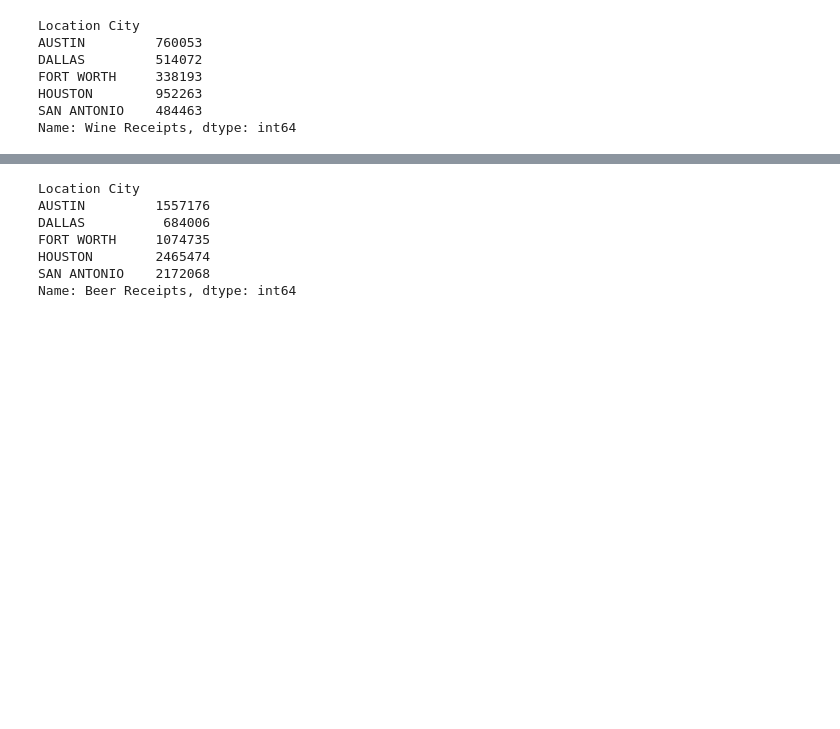
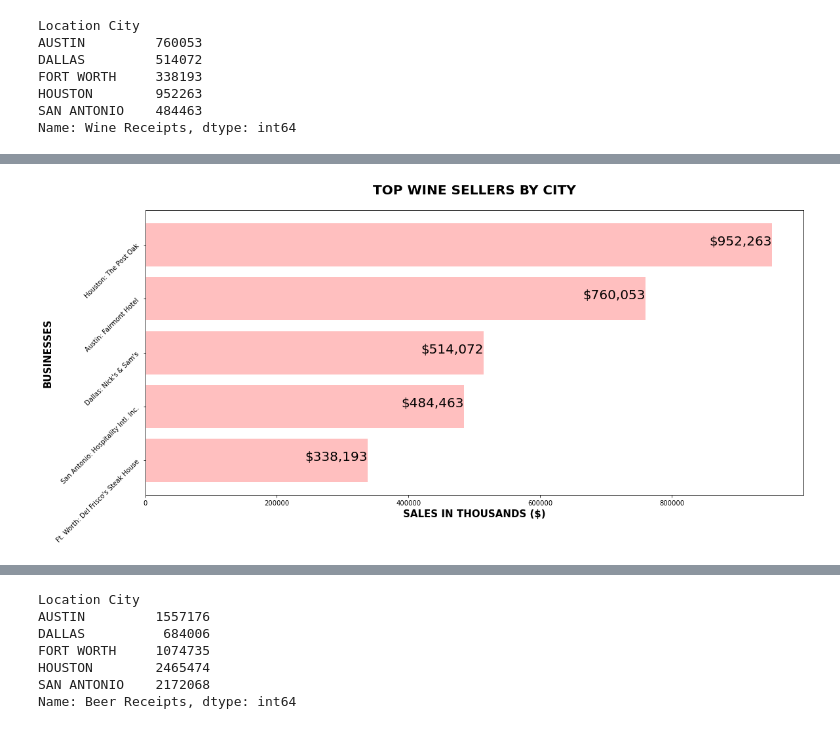
Before and after one commit to DJAMES152/project1, a Jupyter notebook: Untitled.ipynb, the cells around one changed output, grey strips where cells are left out. Saved outputs shown, nothing was run; the diff lists cells and outputs as text; code cells hidden in the pictures; blank space fills up the shorter version.

Commit message:
add pie graph and bar chart

```diff
--- a/Untitled.ipynb
+++ b/Untitled.ipynb
@@ -337,0 +340,29 @@ sawm
+# %%
+x = np.array(["Austin: Fairmont Hotel", "Dallas: Nick's & Sam's", "Ft. Worth: Del Frisco's Steak House",
+              "Houston: The Post Oak", "San Antonio: Hospitality Intl. Inc."])
+# %%
+y = np.array([760053, 514072, 338193, 952263, 484463])
+# %%
+winesales = pd.DataFrame({"Sellers": x, "Sales":y})
+# %%
+sorted = winesales.sort_values(by=["Sales"], ascending=True)
+# %%
+plt.barh(sorted.Sellers, sorted["Sales"], color='r', alpha=.25, align="center")
+plt.title("TOP WINE SELLERS BY CITY", fontsize=20, pad=25, weight="bold")
+plt.xlabel("SALES IN THOUSANDS ($)", fontsize=15, weight="bold")
+plt.ylabel("BUSINESSES", fontsize=15, weight="bold")
+plt.xticks(fontsize=10)
+plt.yticks(rotation="45")
+fig=plt.gcf()
+fig.set_size_inches(18,8)
+
+
+for index, value in enumerate(sorted["Sales"]):
+    plt.text(value, index, f'${value:,}', ha="right", fontsize=20)
+    Bbox = dict(facecolor = 'blue', alpha = .5)
+
+plt.savefig("winesalesbybusiness.png")
+
+plt.show()
+# %% [output]
+[figure, added]
```
Also changed, not shown: parts of 8 cells of this notebook, 3 other files.
